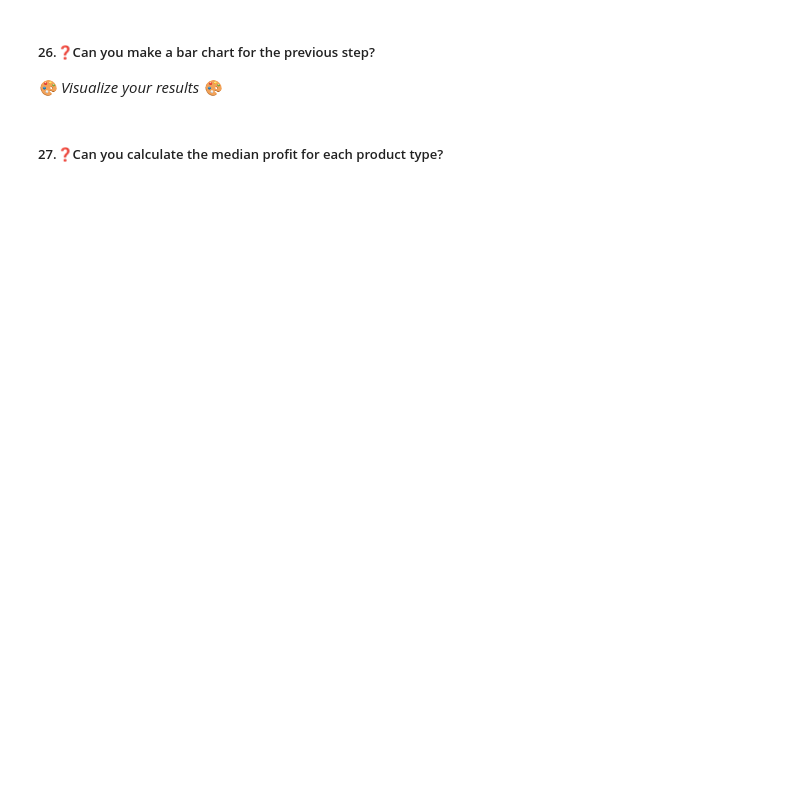
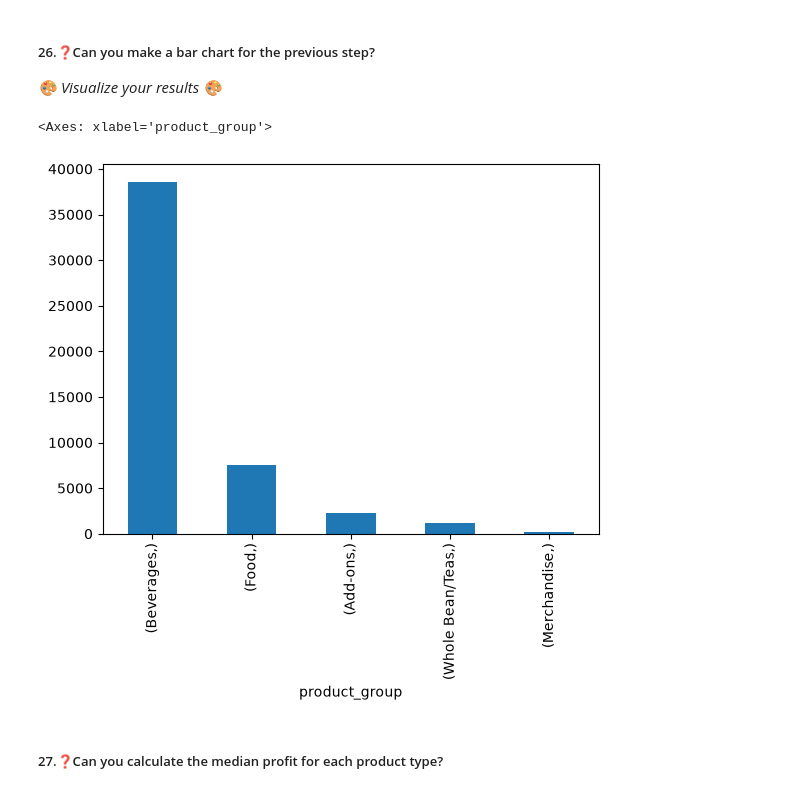
Before and after one commit to alisaboodi777-byte/Labs_projects, a Jupyter notebook: Labs/EDA/3.13 Data Exploration Lab/Lab_Data_Exploration_Python-HMA-v.2.1.ipynb, the cells around one changed output. Cells and saved outputs as stored; diff of their text form; code cells hidden in the pictures; blank space fills up the shorter version.

```diff
--- a/Labs/EDA/3.13 Data Exploration Lab/Lab_Data_Exploration_Python-HMA-v.2.1.ipynb
+++ b/Labs/EDA/3.13 Data Exploration Lab/Lab_Data_Exploration_Python-HMA-v.2.1.ipynb
@@ -295,7 +295,7 @@ coffee_df[coffee_df['line_item_amount'] >  coffee_df['line_item_amount'].mean()]
 # %% [markdown]
 ##### 17.❓Create a new column called `profit_ratio` which shows the ratio between the wholesale and retail prices.
 # %%
-coffee_df['profit_ratio'] = coffee_df['total_wholesale_amount']/coffee_df['line_item_amount']
+coffee_df['profit_ratio'] = coffee_df['line_item_amount'] / coffee_df['total_wholesale_amount']
 coffee_df.head()
 # %% [output]
 |  | transaction_date | transaction_time | customer_id | quantity | line_item_amount | unit_price | ... |
@@ -325,2 +372,6 @@ You might notice some oddities when answering this question. Are all the rows yo
 # %% [markdown]
 ##### 22.❓Correct the line item amount column with the correct values
+# %%
+
+coffee_df['line_item_amount'] = coffee_df['unit_price'] * coffee_df['quantity']
+coffee_df.head()
@@ -327,2 +385,6 @@ You might notice some oddities when answering this question. Are all the rows yo
 # %% [markdown]
 ##### 23.❓Re-calculate the profit column that you did earlier to fix the profit value after you corrected the line_item_amount column you did in the previous step
+# %%
+
+coffee_df['profit'] = coffee_df['line_item_amount'] - coffee_df['total_wholesale_amount']
+coffee_df.head()
@@ -337,5 +422,10 @@ You might notice some oddities when answering this question. Are all the rows yo
 ##### 26.❓Can you make a bar chart for the previous step?
 
 _🎨 Visualize your results 🎨_
+# %%
+coffee_df[['product_group']].value_counts().plot(kind='bar')
+# %% [output]
+<Axes: xlabel='product_group'>
+[figure, added]
 # %% [markdown]
 ##### 27.❓Can you calculate the median profit for each product type?
```
Also changed, not shown: parts of 35 cells of this notebook.
